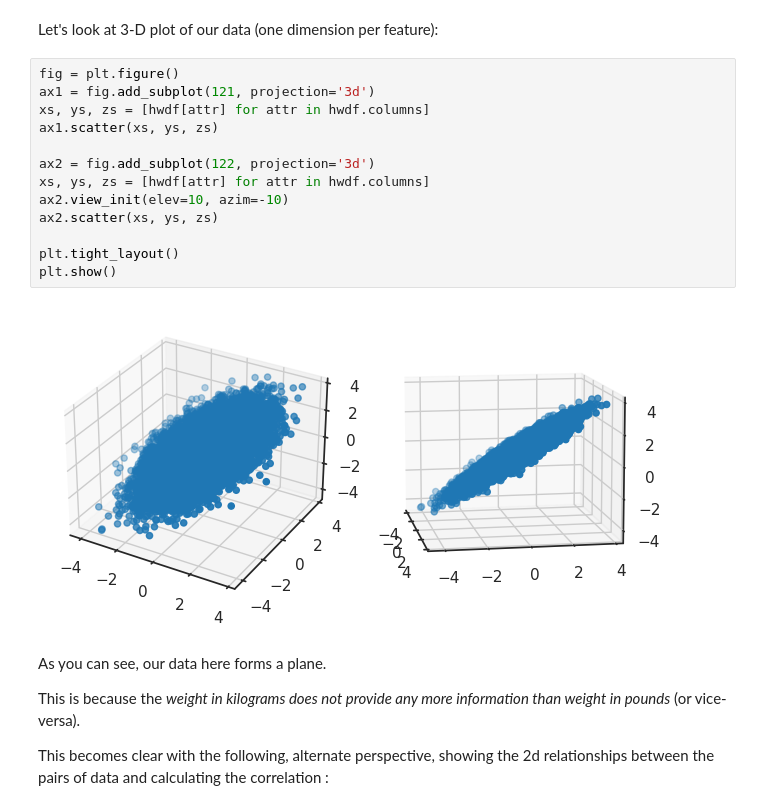
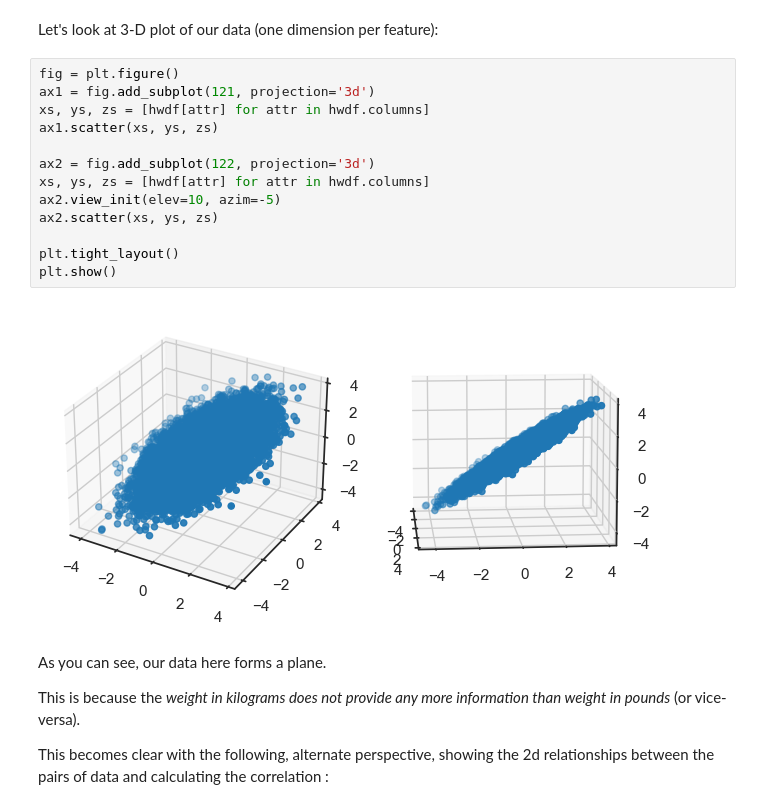
Before and after one commit to Santiago-Echeverri-Arteaga/Fisica_Computacional_2, a Jupyter notebook: Codigos/Dimensionality_Reduction/PCA_Faces.ipynb, the cells around one changed output. Drawn from its saved outputs; the diff is of its cells as text.

```diff
--- a/Codigos/Dimensionality_Reduction/PCA_Faces.ipynb
+++ b/Codigos/Dimensionality_Reduction/PCA_Faces.ipynb
@@ -243,18 +243,18 @@ Let's look at 3-D plot of our data (one dimension per feature):
 # %%
 fig = plt.figure()
 ax1 = fig.add_subplot(121, projection='3d')
 xs, ys, zs = [hwdf[attr] for attr in hwdf.columns]
 ax1.scatter(xs, ys, zs)
 
 ax2 = fig.add_subplot(122, projection='3d')
 xs, ys, zs = [hwdf[attr] for attr in hwdf.columns]
-ax2.view_init(elev=10, azim=-10)
+ax2.view_init(elev=10, azim=-5)
 ax2.scatter(xs, ys, zs)
 
 plt.tight_layout()
 plt.show()
 # %% [output]
-[figure, old version]
+[figure, new version]
 # %% [markdown]
 As you can see, our data here forms a plane.
 
```
Also changed, not shown: parts of 6 cells of this notebook, 2 other files.
